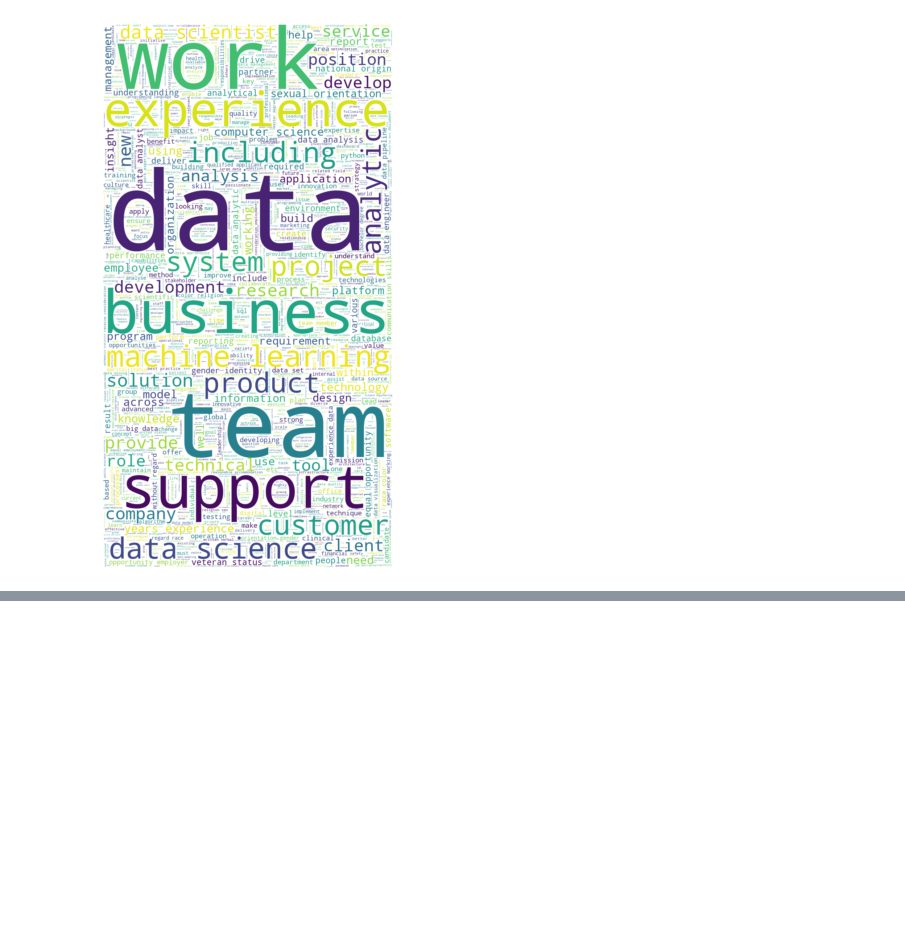
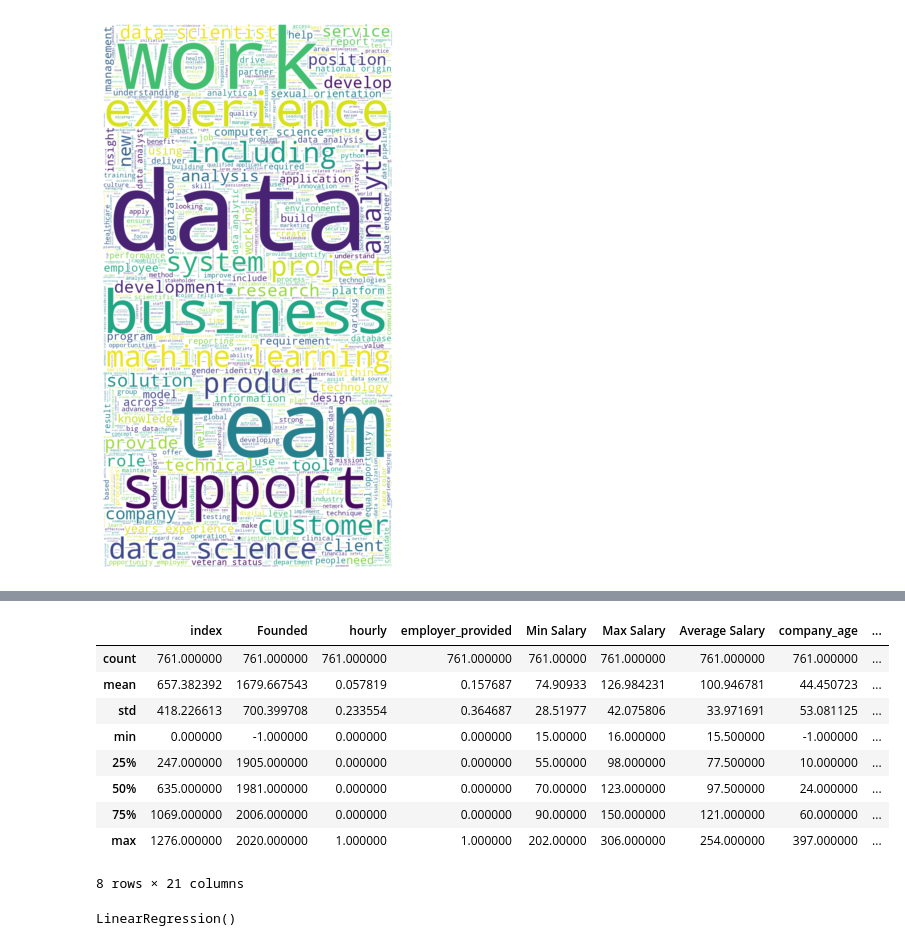
Before and after one commit to vytautasmu/Python_mokymai, a Jupyter notebook: final_work_vcs.ipynb, the cells around one changed output, grey strips where cells are left out. Saved outputs shown, nothing was run; the diff lists cells and outputs as text; code cells hidden in the pictures; blank space fills up the shorter version.

```diff
--- a/final_work_vcs.ipynb
+++ b/final_work_vcs.ipynb
@@ -672,0 +678,13 @@ plt.show()
+# %%
+df_master.describe()
+# %% [output]
+|  | index | Founded | hourly | employer_provided | Min Salary | Max Salary | Average Salary | company_age | ... |
+| count | 761.000000 | 761.000000 | 761.000000 | 761.000000 | 761.00000 | 761.000000 | 761.000000 | 761.000000 | ... |
+| mean | 657.382392 | 1679.667543 | 0.057819 | 0.157687 | 74.90933 | 126.984231 | 100.946781 | 44.450723 | ... |
+| std | 418.226613 | 700.399708 | 0.233554 | 0.364687 | 28.51977 | 42.075806 | 33.971691 | 53.081125 | ... |
+| min | 0.000000 | -1.000000 | 0.000000 | 0.000000 | 15.00000 | 16.000000 | 15.500000 | -1.000000 | ... |
+| 25% | 247.000000 | 1905.000000 | 0.000000 | 0.000000 | 55.00000 | 98.000000 | 77.500000 | 10.000000 | ... |
+| 50% | 635.000000 | 1981.000000 | 0.000000 | 0.000000 | 70.00000 | 123.000000 | 97.500000 | 24.000000 | ... |
+| 75% | 1069.000000 | 2006.000000 | 0.000000 | 0.000000 | 90.00000 | 150.000000 | 121.000000 | 60.000000 | ... |
+| max | 1276.000000 | 2020.000000 | 1.000000 | 1.000000 | 202.00000 | 306.000000 | 254.000000 | 397.000000 | ... |
+8 rows × 21 columns
@@ -672,0 +701,5 @@ plt.show()
+# %%
+lm = LinearRegression()
+lm.fit(X_train, y_train)
+# %% [output]
+LinearRegression()
```
Also changed, not shown: parts of 18 cells of this notebook.
